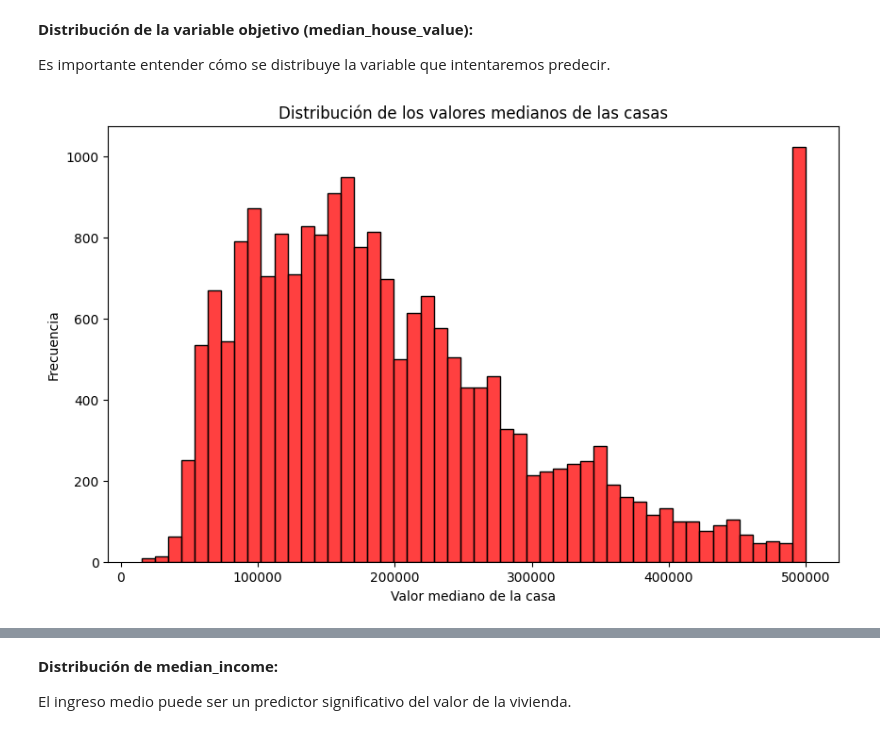
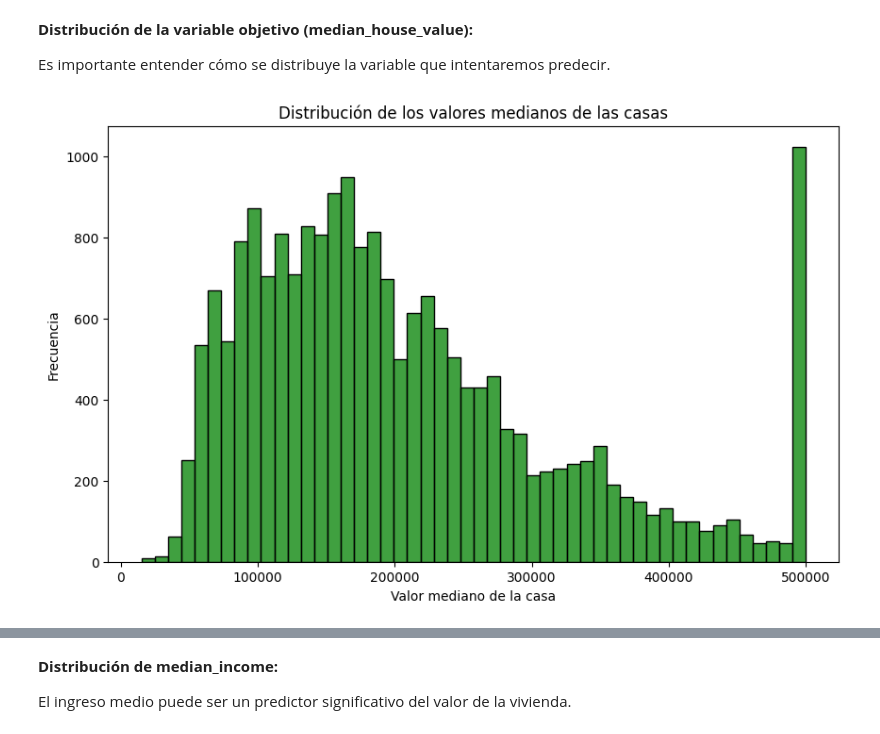
Before and after one commit to MariaMercedesLopez97/analisis_casas, a Jupyter notebook: notebooks/analisis_precios.ipynb, the cells around one changed output, grey strips where cells are left out. Drawn from its saved outputs; the diff is of its cells as text; code cells hidden in the pictures.

```diff
--- a/notebooks/analisis_precios.ipynb
+++ b/notebooks/analisis_precios.ipynb
@@ -211,15 +255,10 @@ Comencemos analizando cómo se distribuyen las variables numéricas clave en el
 Es importante entender cómo se distribuye la variable que intentaremos predecir.
 # %%
 plt.figure(figsize=(10, 6))
-sns.histplot(df['median_house_value'], bins=50, color='red')
+sns.histplot(df['median_house_value'], bins=50, color='green')
 plt.title('Distribución de los valores medianos de las casas')
 plt.xlabel('Valor mediano de la casa')
 plt.ylabel('Frecuencia')
 plt.show()
-
-# Cómo interpretarlo:
-# La gráfica muestra la distribución de los valores medianos de las casas.
-# La mayoría de los valores medianos de las casas se encuentran entre 100,000 y 200,000.
-# Hay una pequeña cantidad de valores medianos de las casas que superan los 500,000.
 # %% [output]
-[figure, old version]
+[figure, new version]
```
Also changed, not shown: parts of 40 cells of this notebook, 1 other file.
